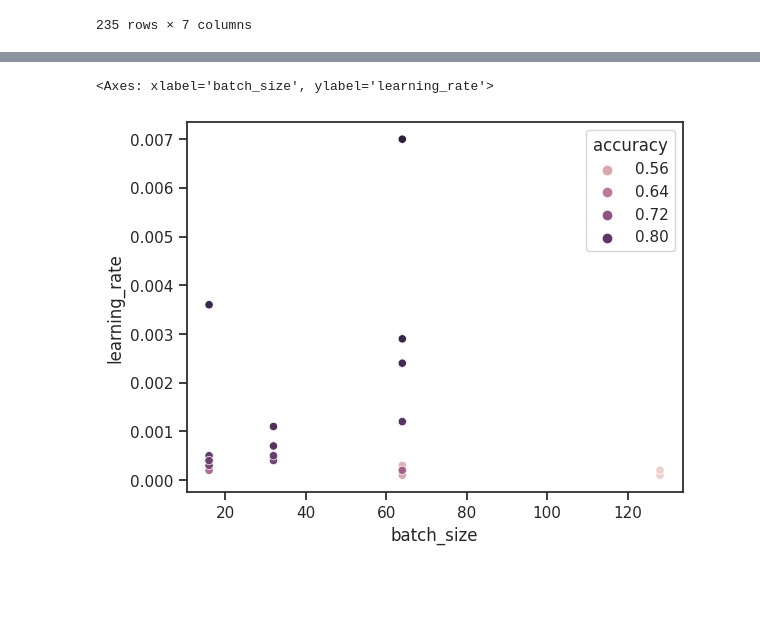
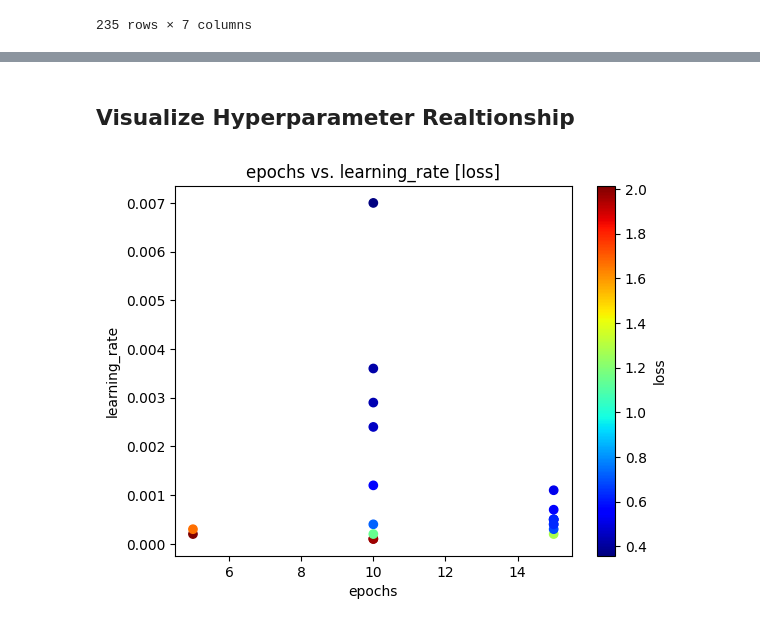
Before and after one commit to LuisaIb/fashion-tuning, a Jupyter notebook: evaluation.ipynb, the cells around one changed output, grey strips where cells are left out. Cells and saved outputs as stored; diff of their text form; code cells hidden in the pictures; blank space fills up the shorter version.

```diff
--- a/evaluation.ipynb
+++ b/evaluation.ipynb
@@ -109,8 +98,19 @@ sns.kdeplot(
-# %%
-sns.scatterplot(data=df_heat, x="batch_size", y="learning_rate", hue="accuracy")
-# %% [output]
-<Axes: xlabel='batch_size', ylabel='learning_rate'>
-[figure, removed]
+# %% [markdown]
+## Visualize Hyperparameter Realtionship
+# %%
+def plot_scatter(df, x, y, z):
+    df_x = df[x]
+    df_y = df[y]
+    df_z = df[z]
+    plt.scatter(x=df_x, y=df_y, c=df_z, cmap='jet')
+    plt.xlabel(x)
+    plt.ylabel(y)
+    plt.title(f'{x} vs. {y} [{z}]')
+    plt.colorbar(label=z)
+
+plot_scatter(df_last, x='epochs', y='learning_rate', z='loss')
+# %% [output]
+[figure, added]
 # %%
 from scipy.interpolate import griddata
 
```
Also changed, not shown: parts of 17 cells of this notebook.
